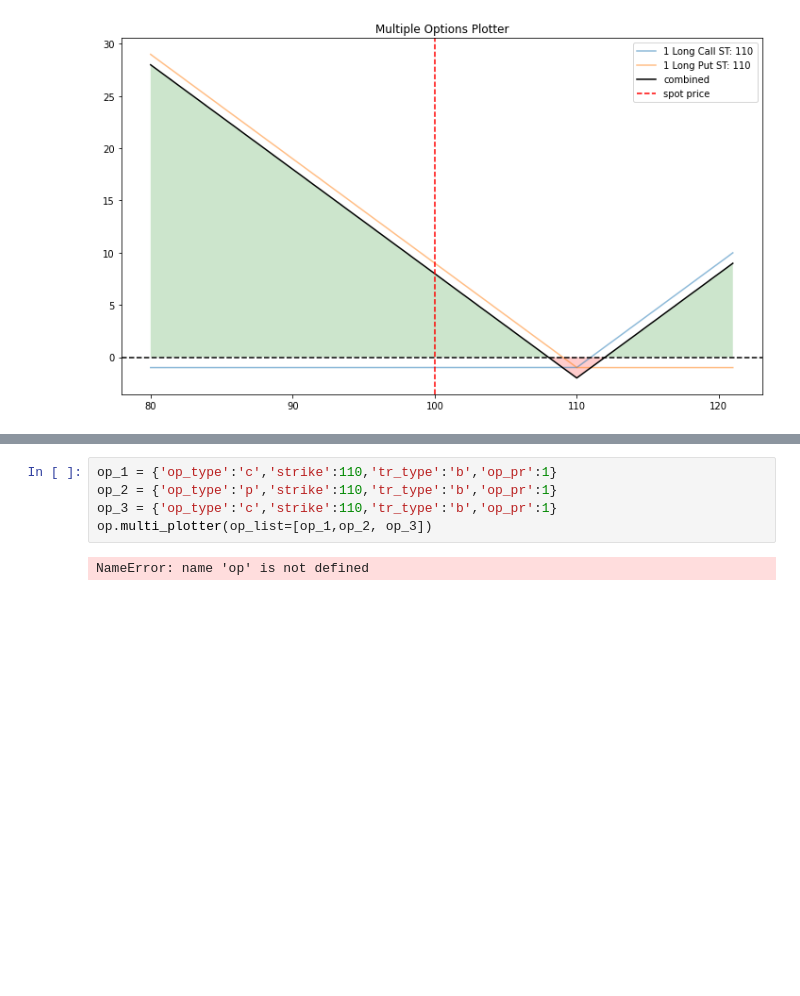
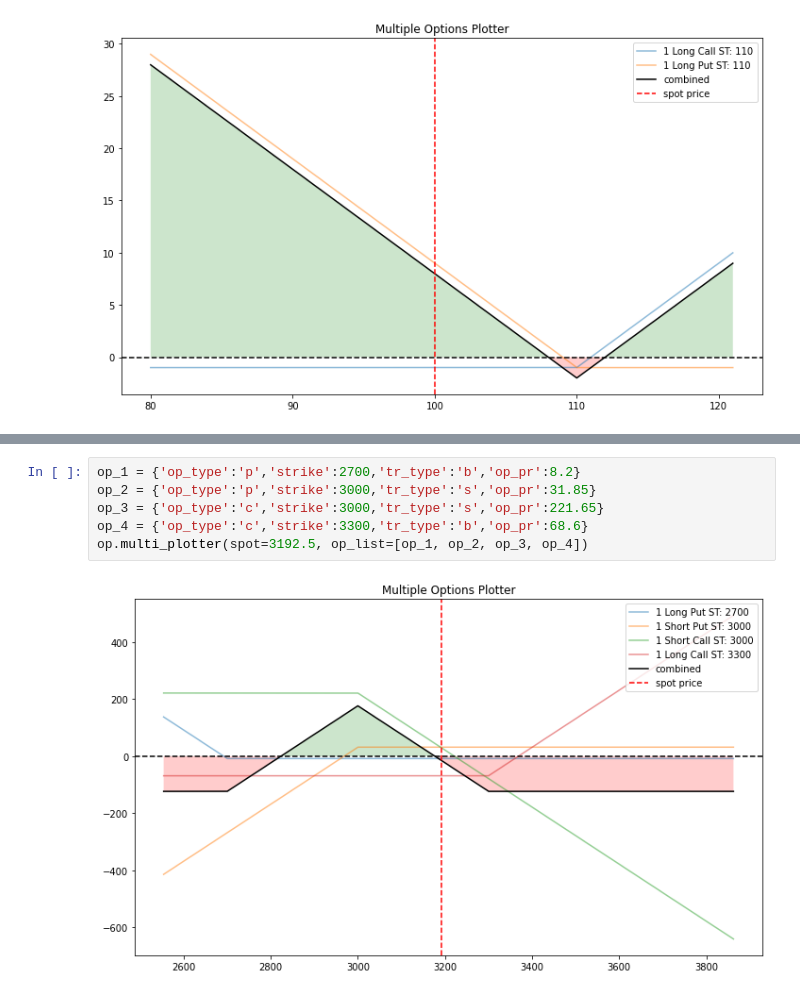
Before and after one commit to krocellx/finance, a Jupyter notebook: option_playbook.ipynb, the cells around one changed output, grey strips where cells are left out. Drawn from its saved outputs; the diff is of its cells as text; blank space fills up the shorter version.

```diff
--- a/option_playbook.ipynb
+++ b/option_playbook.ipynb
@@ -15,7 +27,8 @@ op.multi_plotter(op_list=[op_1,op_2])
 # %%
-op_1 = {'op_type':'c','strike':110,'tr_type':'b','op_pr':1}
-op_2 = {'op_type':'p','strike':110,'tr_type':'b','op_pr':1}
-op_3 = {'op_type':'c','strike':110,'tr_type':'b','op_pr':1}
-op.multi_plotter(op_list=[op_1,op_2, op_3])
+op_1 = {'op_type':'p','strike':2700,'tr_type':'b','op_pr':8.2}
+op_2 = {'op_type':'p','strike':3000,'tr_type':'s','op_pr':31.85}
+op_3 = {'op_type':'c','strike':3000,'tr_type':'s','op_pr':221.65}
+op_4 = {'op_type':'c','strike':3300,'tr_type':'b','op_pr':68.6}
+op.multi_plotter(spot=3192.5, op_list=[op_1, op_2, op_3, op_4])
 # %% [output]
-NameError: name 'op' is not defined
+[figure, added]
```
Also changed, not shown: parts of 3 cells of this notebook, 1 other file.
